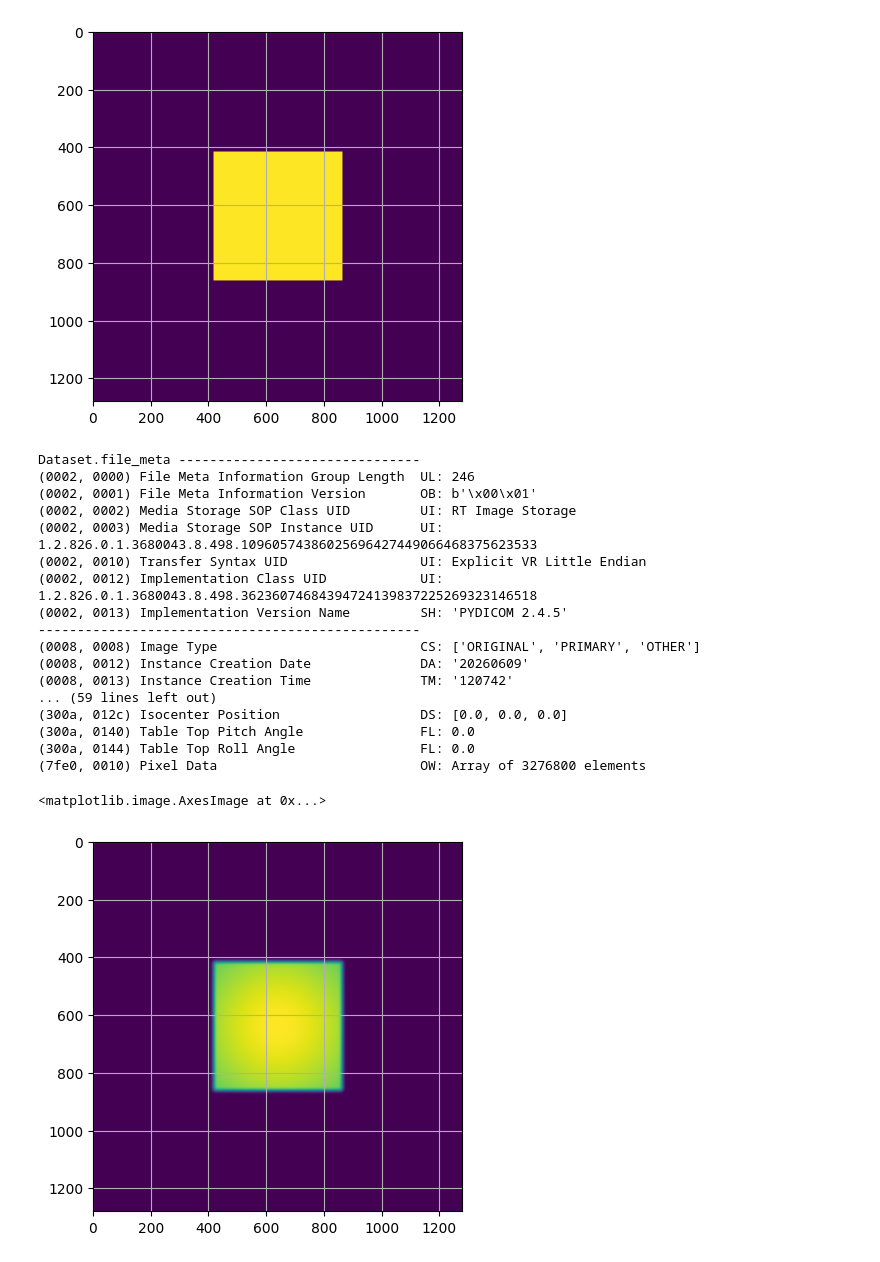
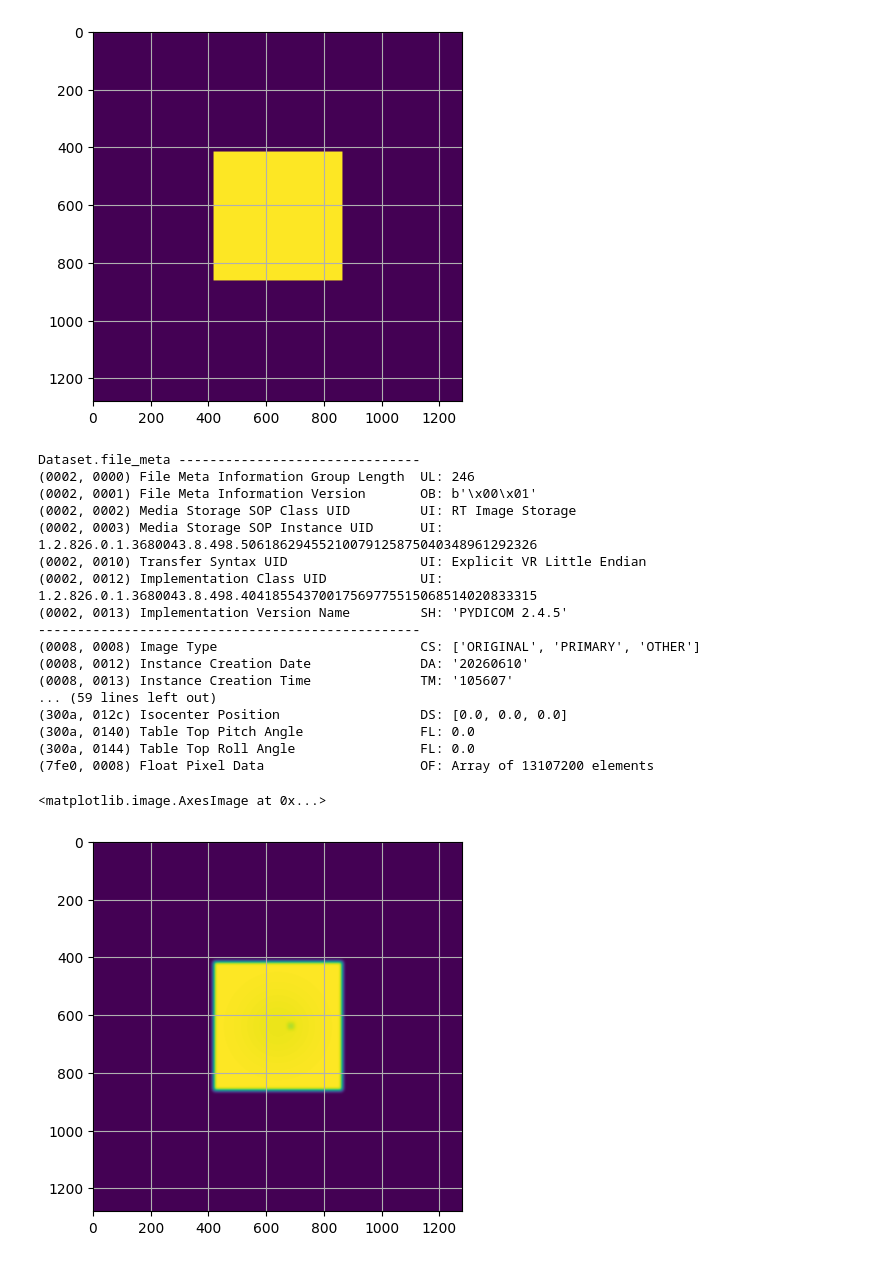
Before and after one commit to crcrewso/FauxPID, a Jupyter notebook: viewDCM.ipynb, the cells around one changed output. Saved outputs shown, nothing was run; the diff lists cells and outputs as text; code cells hidden in the pictures.

```diff
--- a/viewDCM.ipynb
+++ b/viewDCM.ipynb
@@ -139,31 +139,31 @@ Dataset.file_meta -------------------------------
 <matplotlib.image.AxesImage at 0x...>
 [figure]
 # %%
-image_path = "flatness_imperfect_fff_10x10.dcm"
+image_path = "artifact_detector_decrease_10x10.dcm"
 
 ds = dicom.dcmread(image_path)
 
 print(ds)
 
 plt.grid(True)
 plt.imshow(ds.pixel_array)
 # %% [output]
 Dataset.file_meta -------------------------------
 (0002, 0000) File Meta Information Group Length  UL: 246
 (0002, 0001) File Meta Information Version       OB: b'\x00\x01'
 (0002, 0002) Media Storage SOP Class UID         UI: RT Image Storage
-(0002, 0003) Media Storage SOP Instance UID      UI: 1.2.826.0.1.3680043.8.498.10960574386025696427449066468375623533
+(0002, 0003) Media Storage SOP Instance UID      UI: 1.2.826.0.1.3680043.8.498.50618629455210079125875040348961292326
 (0002, 0010) Transfer Syntax UID                 UI: Explicit VR Little Endian
-(0002, 0012) Implementation Class UID            UI: 1.2.826.0.1.3680043.8.498.36236074684394724139837225269323146518
+(0002, 0012) Implementation Class UID            UI: 1.2.826.0.1.3680043.8.498.40418554370017569775515068514020833315
 (0002, 0013) Implementation Version Name         SH: 'PYDICOM 2.4.5'
 -------------------------------------------------
 (0008, 0008) Image Type                          CS: ['ORIGINAL', 'PRIMARY', 'OTHER']
-(0008, 0012) Instance Creation Date              DA: '20260609'
-(0008, 0013) Instance Creation Time              TM: '120742'
+(0008, 0012) Instance Creation Date              DA: '20260610'
+(0008, 0013) Instance Creation Time              TM: '105607'
 ... (59 lines left out)
 (300a, 012c) Isocenter Position                  DS: [0.0, 0.0, 0.0]
 (300a, 0140) Table Top Pitch Angle               FL: 0.0
 (300a, 0144) Table Top Roll Angle                FL: 0.0
-(7fe0, 0010) Pixel Data                          OW: Array of 3276800 elements
+(7fe0, 0008) Float Pixel Data                    OF: Array of 13107200 elements
 <matplotlib.image.AxesImage at 0x...>
-[figure, old version]
+[figure, new version]
```
Also changed, not shown: parts of 1 cell of this notebook, 4 other files.
